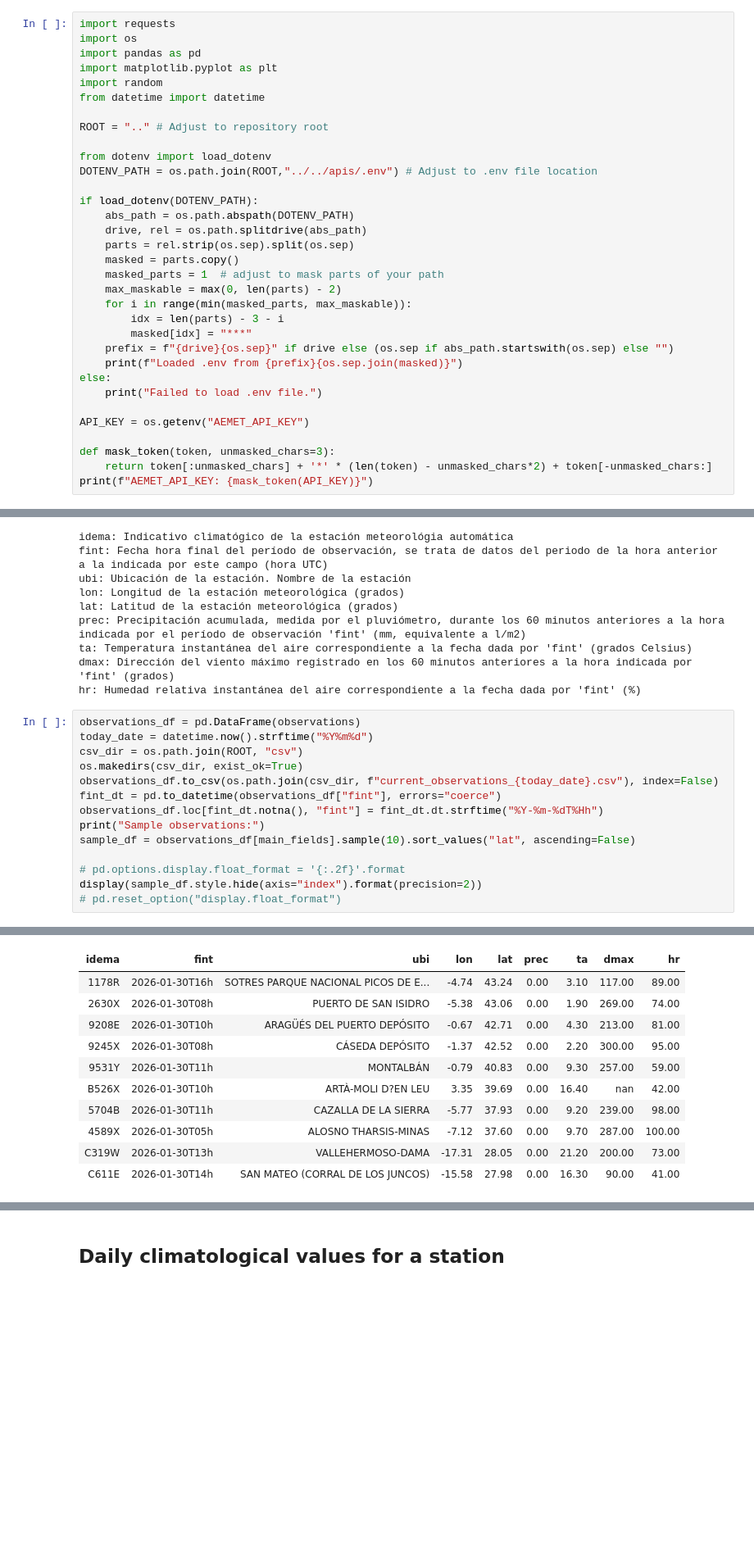
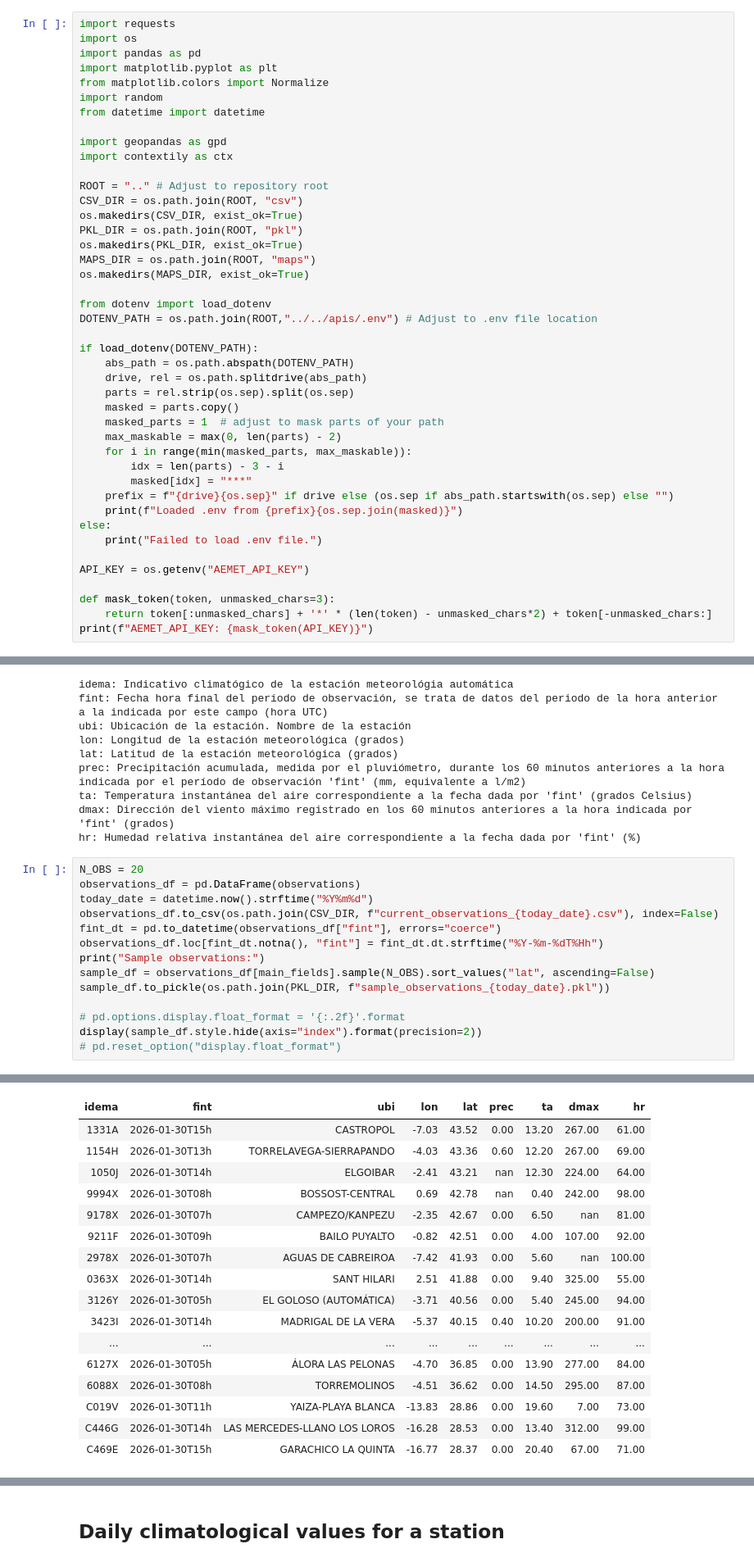
Before and after one commit to reddgr/energy-price-forecasting-in-power-grids, a Jupyter notebook: notebooks/04_AEMET_OpenData.ipynb, the cells around one changed output, grey strips where cells are left out. Shown at 82% size. Cells and saved outputs as stored; diff of their text form; blank space fills up the shorter version.

```diff
--- a/notebooks/04_AEMET_OpenData.ipynb
+++ b/notebooks/04_AEMET_OpenData.ipynb
@@ -3,10 +3,20 @@ import requests
 import os
 import pandas as pd
 import matplotlib.pyplot as plt
+from matplotlib.colors import Normalize
 import random
 from datetime import datetime
 
+import geopandas as gpd
+import contextily as ctx
+
 ROOT = ".." # Adjust to repository root
+CSV_DIR = os.path.join(ROOT, "csv")
+os.makedirs(CSV_DIR, exist_ok=True)
+PKL_DIR = os.path.join(ROOT, "pkl")
+os.makedirs(PKL_DIR, exist_ok=True)
+MAPS_DIR = os.path.join(ROOT, "maps")
+os.makedirs(MAPS_DIR, exist_ok=True)
 
 from dotenv import load_dotenv
 DOTENV_PATH = os.path.join(ROOT,"../../apis/.env") # Adjust to .env file location
@@ -108,29 +118,35 @@ ta: Temperatura instantánea del aire correspondiente a la fecha dada por 'fint'
 dmax: Dirección del viento máximo registrado en los 60 minutos anteriores a la hora indicada por 'fint' (grados)
 hr: Humedad relativa instantánea del aire correspondiente a la fecha dada por 'fint' (%)
 # %%
+N_OBS = 20
 observations_df = pd.DataFrame(observations)
 today_date = datetime.now().strftime("%Y%m%d")
-csv_dir = os.path.join(ROOT, "csv")
-os.makedirs(csv_dir, exist_ok=True)
-observations_df.to_csv(os.path.join(csv_dir, f"current_observations_{today_date}.csv"), index=False)
+observations_df.to_csv(os.path.join(CSV_DIR, f"current_observations_{today_date}.csv"), index=False)
 fint_dt = pd.to_datetime(observations_df["fint"], errors="coerce")
 observations_df.loc[fint_dt.notna(), "fint"] = fint_dt.dt.strftime("%Y-%m-%dT%Hh")
 print("Sample observations:")
-sample_df = observations_df[main_fields].sample(10).sort_values("lat", ascending=False)
+sample_df = observations_df[main_fields].sample(N_OBS).sort_values("lat", ascending=False)
+sample_df.to_pickle(os.path.join(PKL_DIR, f"sample_observations_{today_date}.pkl"))
 
 # pd.options.display.float_format = '{:.2f}'.format
 display(sample_df.style.hide(axis="index").format(precision=2))
 # pd.reset_option("display.float_format")
 # %% [output]
 Sample observations:
 | idema | fint | ubi | lon | lat | prec | ta | dmax | hr |
-| 1178R | 2026-01-30T16h | SOTRES PARQUE NACIONAL PICOS DE E... | -4.74 | 43.24 | 0.00 | 3.10 | 117.00 | 89.00 |
-| 2630X | 2026-01-30T08h | PUERTO DE SAN ISIDRO | -5.38 | 43.06 | 0.00 | 1.90 | 269.00 | 74.00 |
-| 9208E | 2026-01-30T10h | ARAGÜÉS DEL PUERTO DEPÓSITO | -0.67 | 42.71 | 0.00 | 4.30 | 213.00 | 81.00 |
-| 9245X | 2026-01-30T08h | CÁSEDA DEPÓSITO | -1.37 | 42.52 | 0.00 | 2.20 | 300.00 | 95.00 |
-| 9531Y | 2026-01-30T11h | MONTALBÁN | -0.79 | 40.83 | 0.00 | 9.30 | 257.00 | 59.00 |
-| B526X | 2026-01-30T10h | ARTÀ-MOLI D?EN LEU | 3.35 | 39.69 | 0.00 | 16.40 | nan | 42.00 |
-| 5704B | 2026-01-30T11h | CAZALLA DE LA SIERRA | -5.77 | 37.93 | 0.00 | 9.20 | 239.00 | 98.00 |
-| 4589X | 2026-01-30T05h | ALOSNO THARSIS-MINAS | -7.12 | 37.60 | 0.00 | 9.70 | 287.00 | 100.00 |
-| C319W | 2026-01-30T13h | VALLEHERMOSO-DAMA | -17.31 | 28.05 | 0.00 | 21.20 | 200.00 | 73.00 |
-| C611E | 2026-01-30T14h | SAN MATEO (CORRAL DE LOS JUNCOS) | -15.58 | 27.98 | 0.00 | 16.30 | 90.00 | 41.00 |
+| 1331A | 2026-01-30T15h | CASTROPOL | -7.03 | 43.52 | 0.00 | 13.20 | 267.00 | 61.00 |
+| 1154H | 2026-01-30T13h | TORRELAVEGA-SIERRAPANDO | -4.03 | 43.36 | 0.60 | 12.20 | 267.00 | 69.00 |
+| 1050J | 2026-01-30T14h | ELGOIBAR | -2.41 | 43.21 | nan | 12.30 | 224.00 | 64.00 |
+| 9994X | 2026-01-30T08h | BOSSOST-CENTRAL | 0.69 | 42.78 | nan | 0.40 | 242.00 | 98.00 |
+| 9178X | 2026-01-30T07h | CAMPEZO/KANPEZU | -2.35 | 42.67 | 0.00 | 6.50 | nan | 81.00 |
+| 9211F | 2026-01-30T09h | BAILO PUYALTO | -0.82 | 42.51 | 0.00 | 4.00 | 107.00 | 92.00 |
+| 2978X | 2026-01-30T07h | AGUAS DE CABREIROA | -7.42 | 41.93 | 0.00 | 5.60 | nan | 100.00 |
+| 0363X | 2026-01-30T14h | SANT HILARI | 2.51 | 41.88 | 0.00 | 9.40 | 325.00 | 55.00 |
+| 3126Y | 2026-01-30T05h | EL GOLOSO (AUTOMÁTICA) | -3.71 | 40.56 | 0.00 | 5.40 | 245.00 | 94.00 |
+| 3423I | 2026-01-30T14h | MADRIGAL DE LA VERA | -5.37 | 40.15 | 0.40 | 10.20 | 200.00 | 91.00 |
+| ... | ... | ... | ... | ... | ... | ... | ... | ... |
+| 6127X | 2026-01-30T05h | ÁLORA LAS PELONAS | -4.70 | 36.85 | 0.00 | 13.90 | 277.00 | 84.00 |
+| 6088X | 2026-01-30T08h | TORREMOLINOS | -4.51 | 36.62 | 0.00 | 14.50 | 295.00 | 87.00 |
+| C019V | 2026-01-30T11h | YAIZA-PLAYA BLANCA | -13.83 | 28.86 | 0.00 | 19.60 | 7.00 | 73.00 |
+| C446G | 2026-01-30T14h | LAS MERCEDES-LLANO LOS LOROS | -16.28 | 28.53 | 0.00 | 13.40 | 312.00 | 99.00 |
+| C469E | 2026-01-30T15h | GARACHICO LA QUINTA | -16.77 | 28.37 | 0.00 | 20.40 | 67.00 | 71.00 |
```
Also changed, not shown: parts of 2 cells of this notebook, 2 other files.
